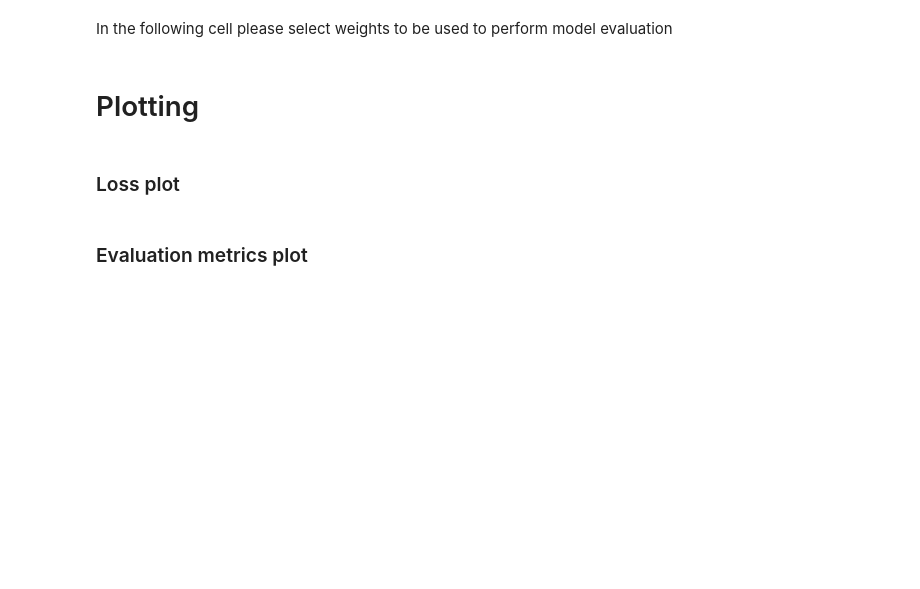
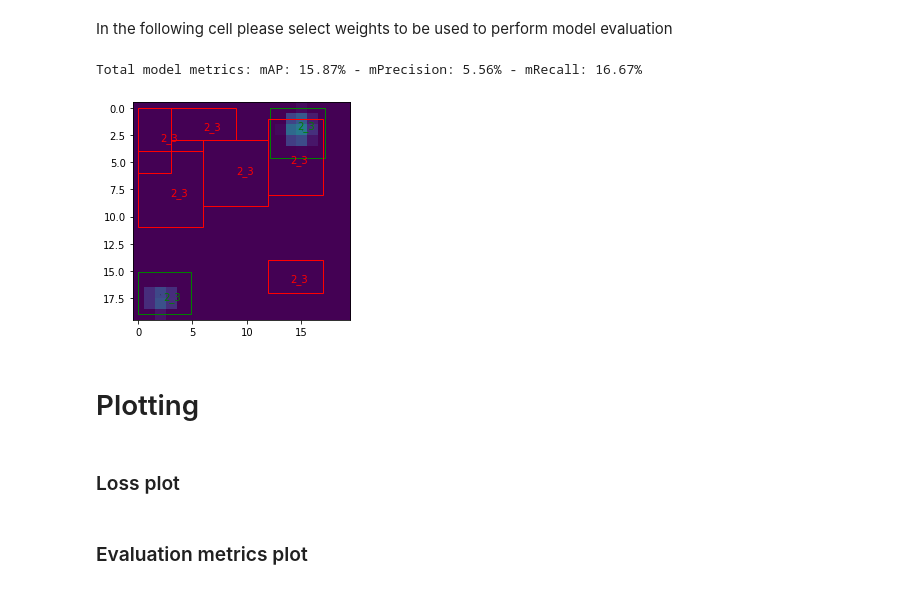
Before and after one commit to Lorenz92/SKADC1, a Jupyter notebook: main.ipynb, the cells around one changed output. Cells and saved outputs as stored; diff of their text form; code cells hidden in the pictures; blank space fills up the shorter version.

Commit message:
Updated report.

```diff
--- a/main.ipynb
+++ b/main.ipynb
@@ -159,6 +468,12 @@ cp = 'map_63_frcnn_baseline_44.h5'
 # Models used for mAP eval
 models.load_weigths(rpn_model_eval, detector_model_eval, backbone, checkpoint=cp)
 models.compile_models(rpn_model_eval, detector_model_eval, total_model_eval, rpn_losses=[loss.rpn_loss_cls, loss.rpn_loss_regr], detector_losses=[loss.detector_loss_cls, loss.detector_loss_regr], class_list=ska_dataset.class_list)
+# %%
+plist = ['14003_16486_17609_20', '8769_16616_17279_20', '14365_16926_17629_20']
+
+preds, mAP, mPrecision, mRecall = evaluate_model(rpn_model_eval, detector_model_eval, backbone, plist, ska_dataset.class_list, map_threshold=.5, acceptance_treshold=.5, save_eval_results=True)
+# %% [output]
+Total model metrics: mAP: 15.87% - mPrecision: 5.56% - mRecall: 16.67%
 # %%
 # Evaluation step carried out on the entire validation set
 
@@ -167,10 +484,14 @@ preds, mAP, mPrecision, mRecall = evaluate_model(rpn_model_eval, detector_model_
 preds, mAP, mPrecision, mRecall = evaluate_model(rpn_model_eval, detector_model_eval, backbone, ska_dataset.train_patch_list, ska_dataset.class_list, map_threshold=.5, acceptance_treshold=.5, save_eval_results=False)
 # %%
 # Qualitative evaluation by printing image, ground truth and predicted bounding boxes
-
-patch = '92_17296_16729_20'
+# patches used in the report for the 20_100 set: 14003_16486_17609_20, 8769_16616_17279_20, 14365_16926_17629_20
+# patches used in the report for the 50_100 set:
+# patches used in the report for the 100_600 set:
+patch = '8769_16616_17279_20'
 
 print_img(config.TRAIN_PATCHES_FOLDER, patch, config.EVAL_RESULTS, show_data=False)
+# %% [output]
+[figure, added]
 # %% [markdown]
 # Plotting
 # %% [markdown]
```
Also changed, not shown: parts of 12 cells of this notebook, 24 other files.
